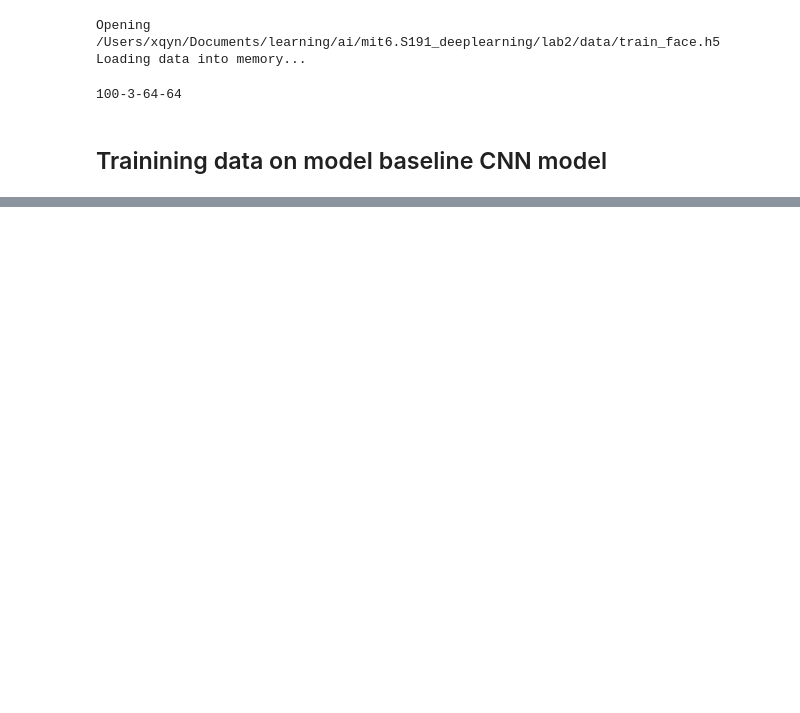
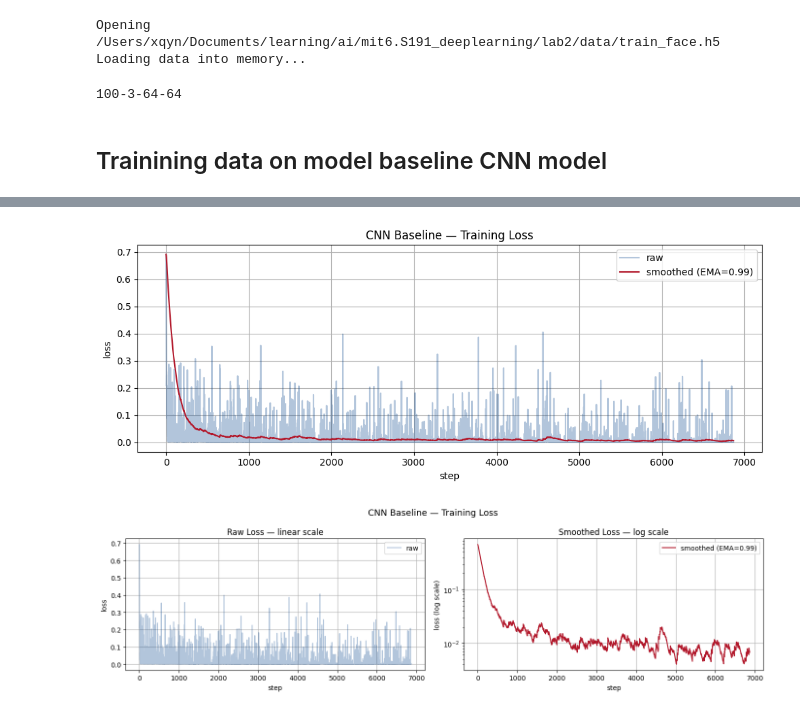
Before and after one commit to xqyn/irelium, a Jupyter notebook: notebook/dbvae.ipynb, the cells around one changed output, grey strips where cells are left out. Saved outputs shown, nothing was run; the diff lists cells and outputs as text; code cells hidden in the pictures; blank space fills up the shorter version.

```diff
--- a/notebook/dbvae.ipynb
+++ b/notebook/dbvae.ipynb
@@ -132,0 +180,41 @@ cnn_baseline = cnnConvNorm(
+# %%
+# raw + smoothed overlay
+fig, ax = plt.subplots(figsize=(10, 4))
+ax.plot(loss_history.raw,    color='#003f88', alpha=0.3, label='raw')
+ax.plot(loss_history.smooth, color='#B2182B',            label='smoothed (EMA=0.99)')
+ax.set_xlabel('step')
+ax.set_ylabel('loss')
+ax.set_title('CNN Baseline — Training Loss')
+ax.grid(True)
+ax.legend()
+plt.tight_layout()
+plt.savefig(f'{fig_dir}/cnn_base_training.png', dpi=320)
+plt.show()
+plt.close()
+
+
+fig, (ax1, ax2) = plt.subplots(1, 2, figsize=(14, 4))
+
+ax1.plot(loss_history.raw,    color='#003f88', alpha=0.3, label='raw')
+ax1.set_xlabel('step')
+ax1.set_ylabel('loss')
+ax1.set_title('Raw Loss — linear scale')
+ax1.grid(True)
+ax1.legend()
+
+ax2.plot(loss_history.smooth, color='#B2182B', label='smoothed (EMA=0.99)')
+ax2.set_yscale('log')
+ax2.set_xlabel('step')
+ax2.set_ylabel('loss (log scale)')
+ax2.set_title('Smoothed Loss — log scale')
+ax2.grid(True)
+ax2.legend()
+
+plt.suptitle('CNN Baseline — Training Loss', fontsize=13)
+plt.tight_layout()
+plt.savefig(f'{fig_dir}/cnn_base_training_ema.png', dpi=150)
+plt.show()
+plt.close()
+# %% [output]
+[figure, added]
+[figure, added]
```
Also changed, not shown: parts of 17 cells of this notebook, 16 other files.
